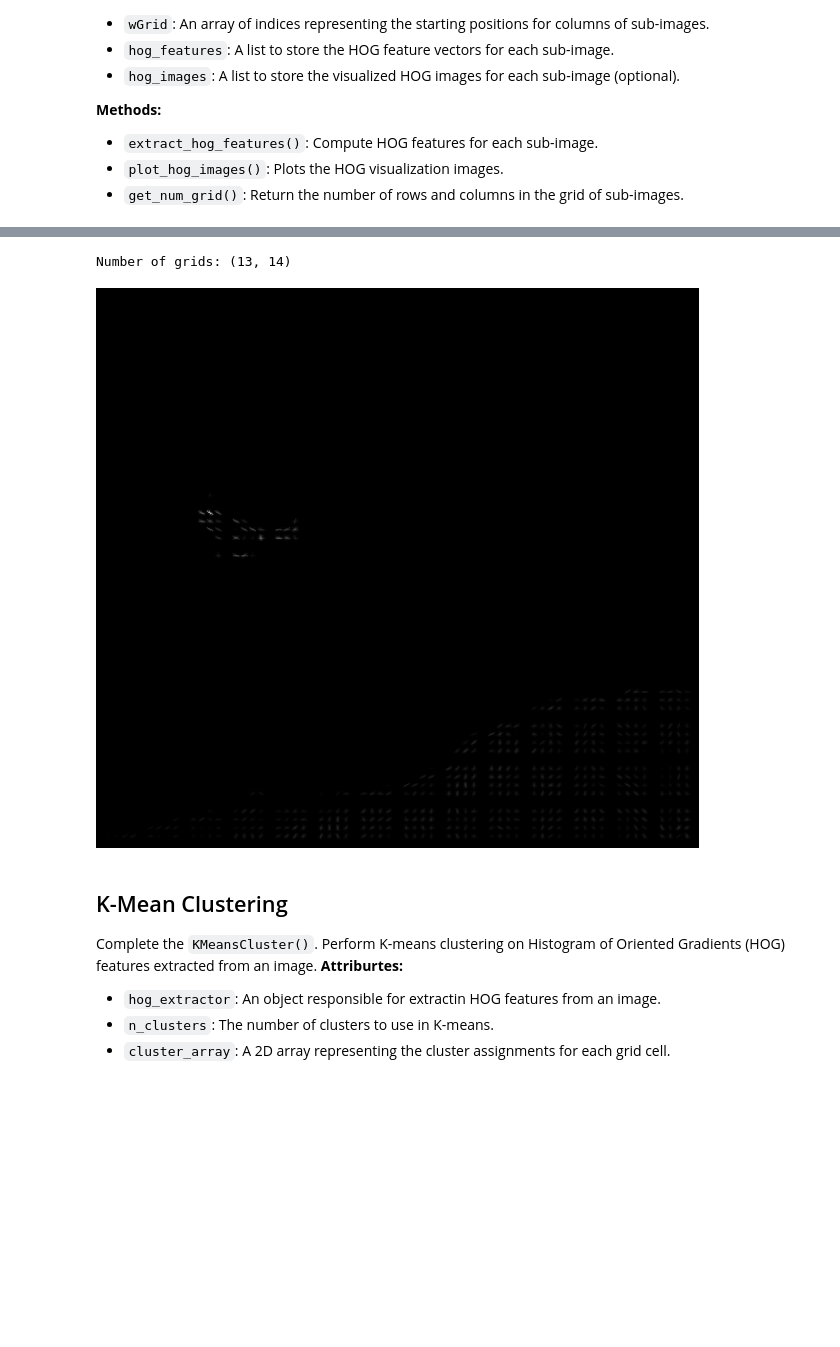
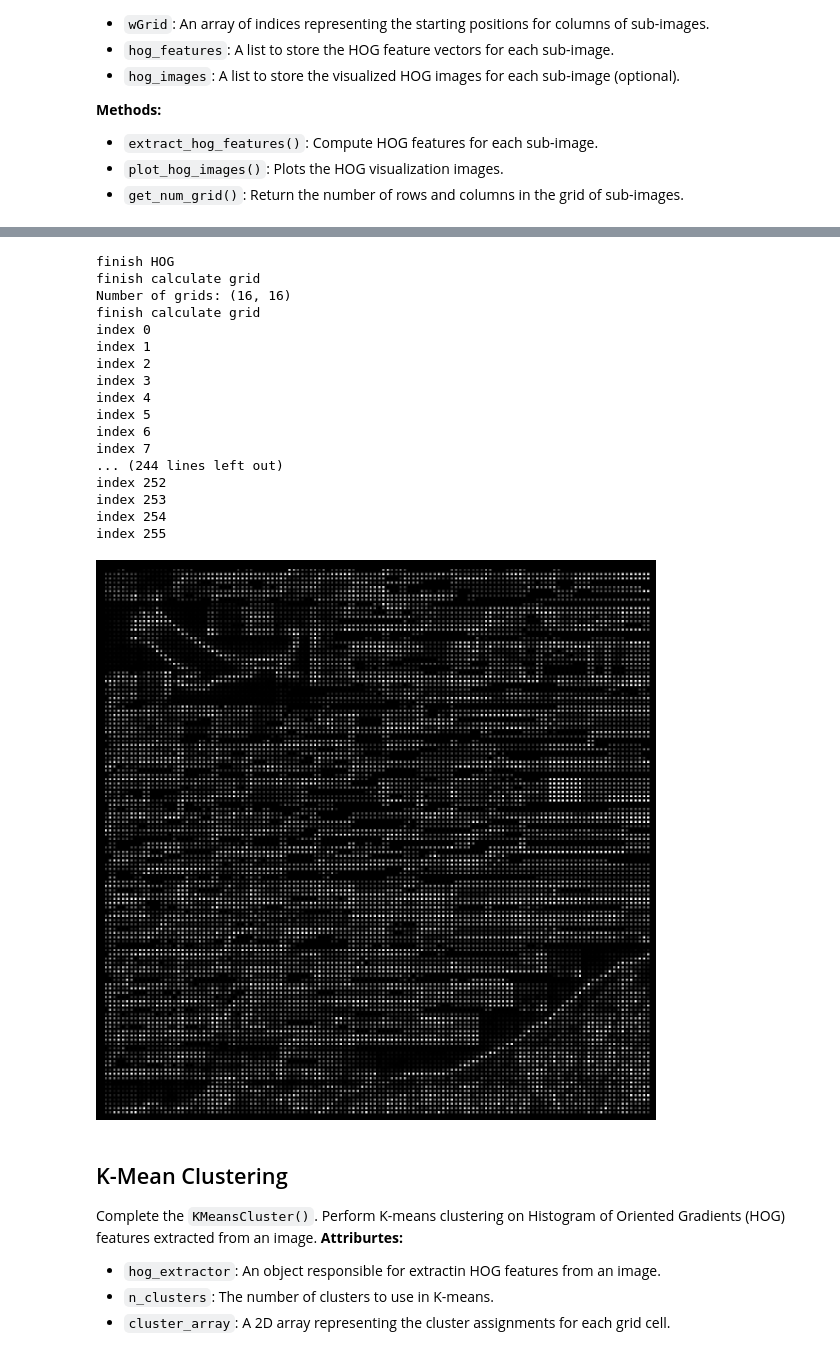
Before and after one commit to pomneii/Image-Processing, a Jupyter notebook: Lab3_Image-Segmentation/Lab3_Image Segmentation.ipynb, the cells around one changed output, grey strips where cells are left out. Cells and saved outputs as stored; diff of their text form; code cells hidden in the pictures; blank space fills up the shorter version.

Commit message:
add create tile in lab3

```diff
--- a/Lab3_Image-Segmentation/Lab3_Image Segmentation.ipynb
+++ b/Lab3_Image-Segmentation/Lab3_Image Segmentation.ipynb
@@ -27,7 +30,9 @@ image = cv2.imread("./asset/bird.jpg")
 rgb_img = cv2.cvtColor(image, cv2.COLOR_BGR2RGB)
 
 print(rgb_img.shape)
-# rgb_img = cv2.resize(rgb_img, (1200, 800))
+# rgb_img = cv2.resize(rgb_img, (800, 400))
+rgb_img = rgb_img[140:396, 60:316]
+print(rgb_img.shape)
 gray_img = cv2.cvtColor(rgb_img, cv2.COLOR_RGB2GRAY)
 plt.imshow(rgb_img)
 
@@ -201,16 +227,32 @@ Let's use `HOGSubimageExtractor()` in the cell below.
 </details>
 # %%
 ### START CODE HERE ###
-tile_size = (32, 32)
-stride = (32, 32)
+tile_size = (16, 16)
+stride = (16, 16)
 hog_extractor = HOGSubimageExtractor(rgb_img, tile_size, stride)
 num_grid = hog_extractor.get_num_grid()
 print(f'Number of grids: {num_grid}')
 hog_extractor.plot_hog_images()
 ### END CODE HERE ###
 # %% [output]
-Number of grids: (13, 14)
+finish HOG
+finish calculate grid
+Number of grids: (16, 16)
+finish calculate grid
+index 0
+index 1
+index 2
+index 3
+index 4
+index 5
+index 6
+index 7
+... (244 lines left out)
+index 252
+index 253
+index 254
+index 255
-[figure, old version]
+[figure, new version]
 # %% [markdown]
 ## K-Mean Clustering
 Complete the `KMeansCluster()`.
```
Also changed, not shown: parts of 9 cells of this notebook.
